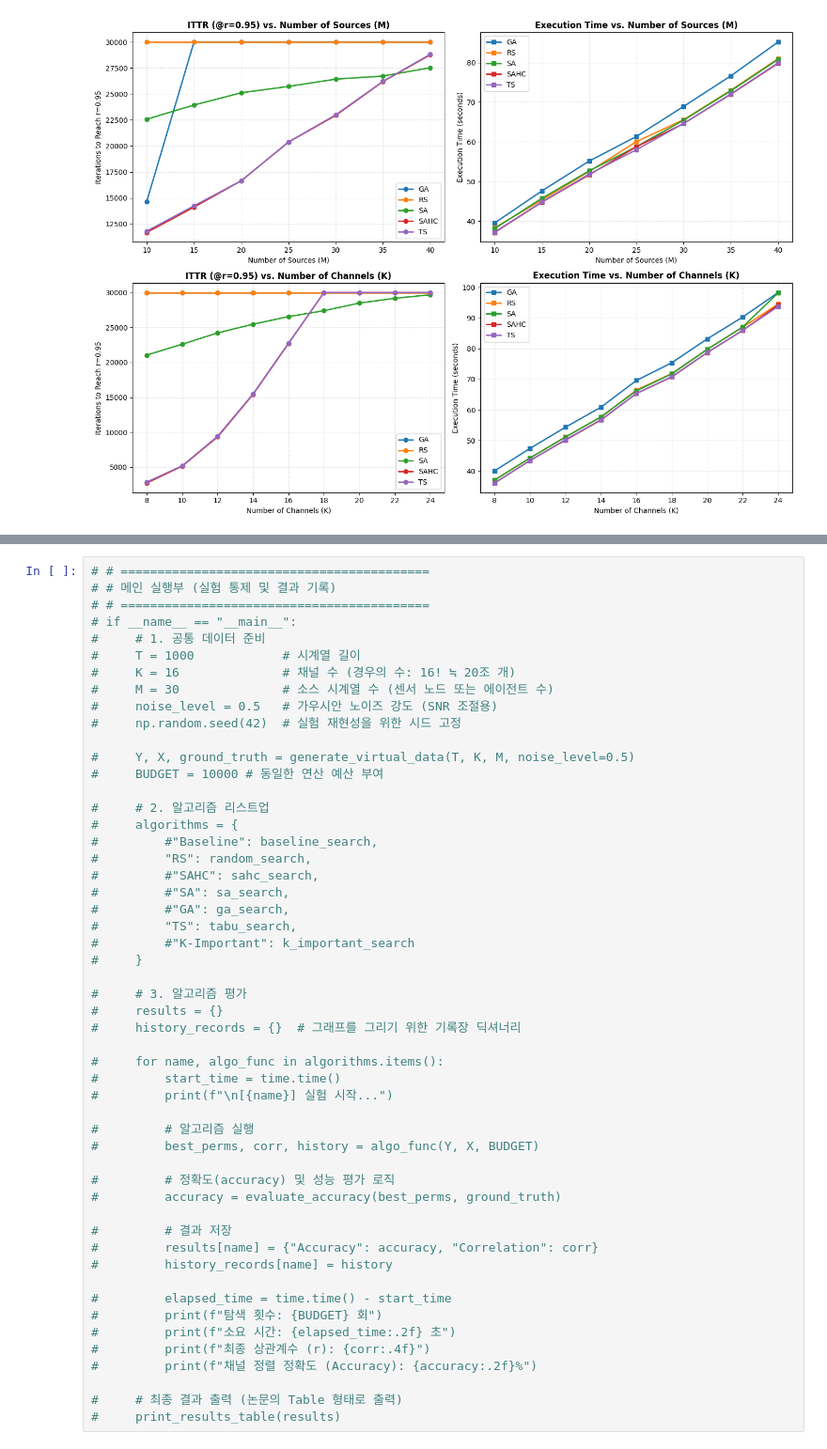
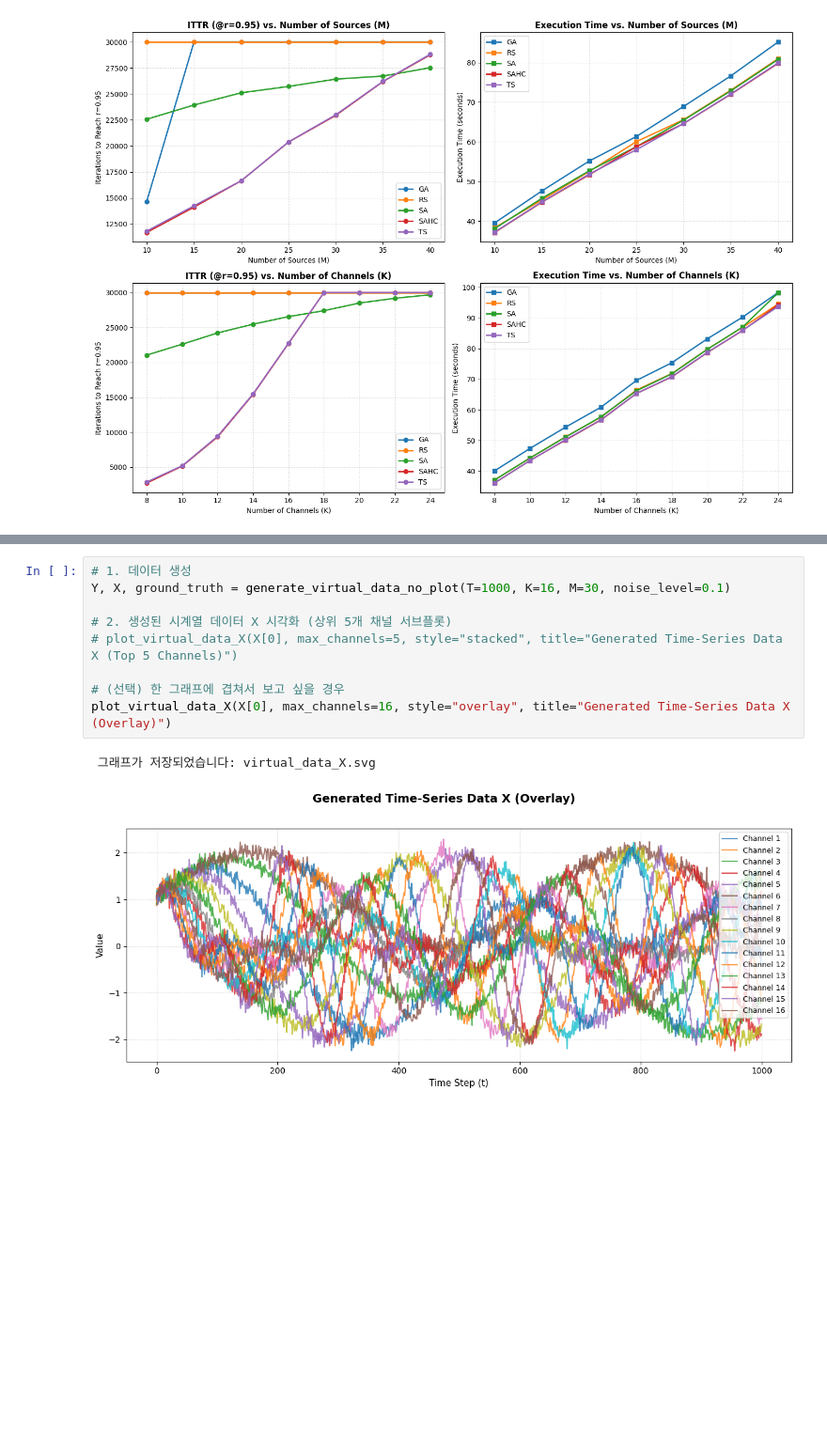
Before and after one commit to gurami85/time-series-channel-alignment, a Jupyter notebook: ts_channel_alignment.ipynb, the cells around one changed output, grey strips where cells are left out. Shown at 94% size. Saved outputs shown, nothing was run; the diff lists cells and outputs as text; blank space fills up the shorter version.

```diff
--- a/ts_channel_alignment.ipynb
+++ b/ts_channel_alignment.ipynb
@@ -1049,52 +1300,12 @@ df_m, df_k = run_experiment_2(
 # %%
-# # ==========================================
-# # 메인 실행부 (실험 통제 및 결과 기록)
-# # ==========================================
-# if __name__ == "__main__":
-#     # 1. 공통 데이터 준비
-#     T = 1000            # 시계열 길이
-#     K = 16              # 채널 수 (경우의 수: 16! ≒ 20조 개)
-#     M = 30              # 소스 시계열 수 (센서 노드 또는 에이전트 수)
-#     noise_level = 0.5   # 가우시안 노이즈 강도 (SNR 조절용)
-#     np.random.seed(42)  # 실험 재현성을 위한 시드 고정
+# 1. 데이터 생성
+Y, X, ground_truth = generate_virtual_data_no_plot(T=1000, K=16, M=30, noise_level=0.1)
 
-#     Y, X, ground_truth = generate_virtual_data(T, K, M, noise_level=0.5)
-#     BUDGET = 10000 # 동일한 연산 예산 부여
+# 2. 생성된 시계열 데이터 X 시각화 (상위 5개 채널 서브플롯)
+# plot_virtual_data_X(X[0], max_channels=5, style="stacked", title="Generated Time-Series Data X (Top 5 Channels)")
 
-#     # 2. 알고리즘 리스트업
-#     algorithms = {
-#         #"Baseline": baseline_search,
-#         "RS": random_search,
-#         #"SAHC": sahc_search,
-#         #"SA": sa_search,
-#         #"GA": ga_search,
-#         "TS": tabu_search,
-#         #"K-Important": k_important_search
-#     }
-
-#     # 3. 알고리즘 평가
-#     results = {}
-#     history_records = {}  # 그래프를 그리기 위한 기록장 딕셔너리
-
-#     for name, algo_func in algorithms.items():
-#         start_time = time.time()
-#         print(f"\n[{name}] 실험 시작...")
-
-#         # 알고리즘 실행
-#         best_perms, corr, history = algo_func(Y, X, BUDGET)
-
-#         # 정확도(accuracy) 및 성능 평가 로직
-#         accuracy = evaluate_accuracy(best_perms, ground_truth)
-
-#         # 결과 저장
-#         results[name] = {"Accuracy": accuracy, "Correlation": corr}
-#         history_records[name] = history
-
-#         elapsed_time = time.time() - start_time
-#         print(f"탐색 횟수: {BUDGET} 회")
-#         print(f"소요 시간: {elapsed_time:.2f} 초")
-#         print(f"최종 상관계수 (r): {corr:.4f}")
-#         print(f"채널 정렬 정확도 (Accuracy): {accuracy:.2f}%")
-
-#     # 최종 결과 출력 (논문의 Table 형태로 출력)
-#     print_results_table(results)
+# (선택) 한 그래프에 겹쳐서 보고 싶을 경우
+plot_virtual_data_X(X[0], max_channels=16, style="overlay", title="Generated Time-Series Data X (Overlay)")
+# %% [output]
+ 그래프가 저장되었습니다: virtual_data_X.svg
+[figure, added]
```
Also changed, not shown: parts of 5 cells of this notebook, 4 other files.
